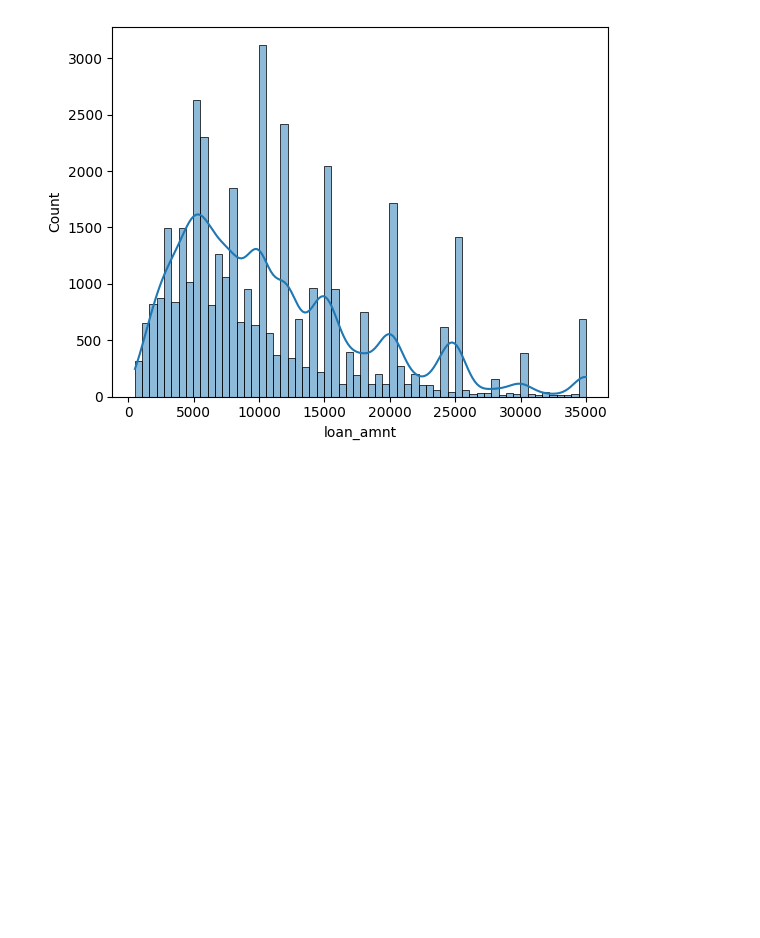
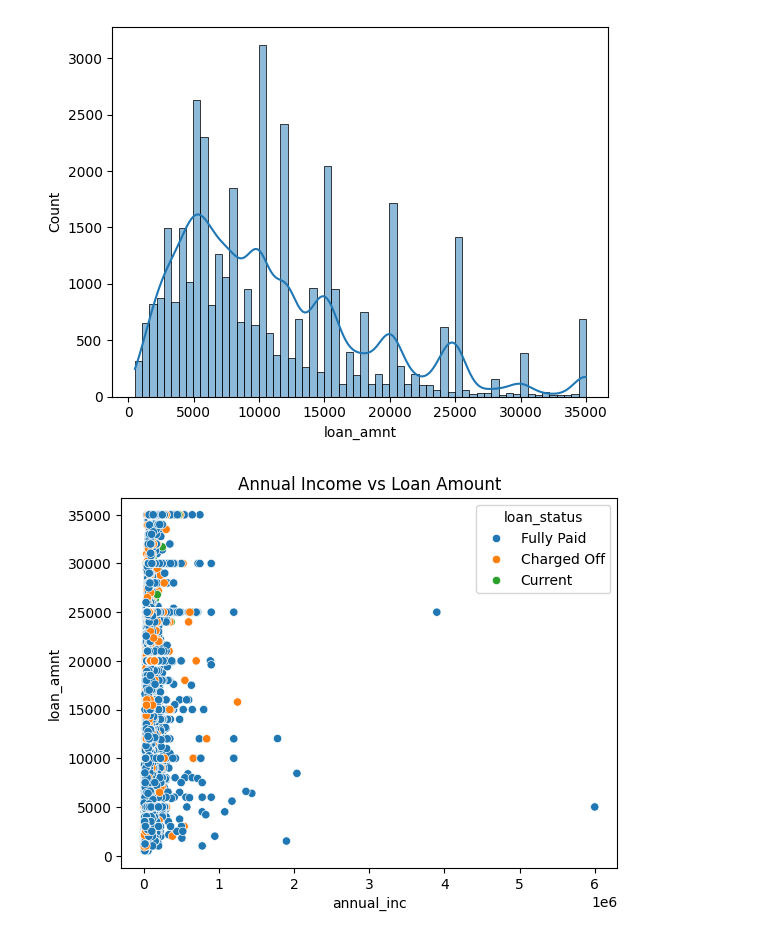
Before and after one commit to aayush4jha/ML, a Jupyter notebook: L-1/file.ipynb, the cells around one changed output. Drawn from its saved outputs; the diff is of its cells as text; code cells hidden in the pictures; blank space fills up the shorter version.

Commit message:
Plotted scatterplot, barplot, boxplot, pairplot

```diff
--- a/L-1/file.ipynb
+++ b/L-1/file.ipynb
@@ -86,3 +86,9 @@ sns.histplot(df['loan_amnt'], kde=True)
 # %% [output]
 <Axes: xlabel='loan_amnt', ylabel='Count'>
 [figure]
+# %%
+sns.scatterplot(data=df, x='annual_inc', y='loan_amnt', hue='loan_status')
+plt.title("Annual Income vs Loan Amount")
+plt.show()
+# %% [output]
+[figure, added]
```
Also changed, not shown: parts of 3 cells of this notebook, 1 other file.
